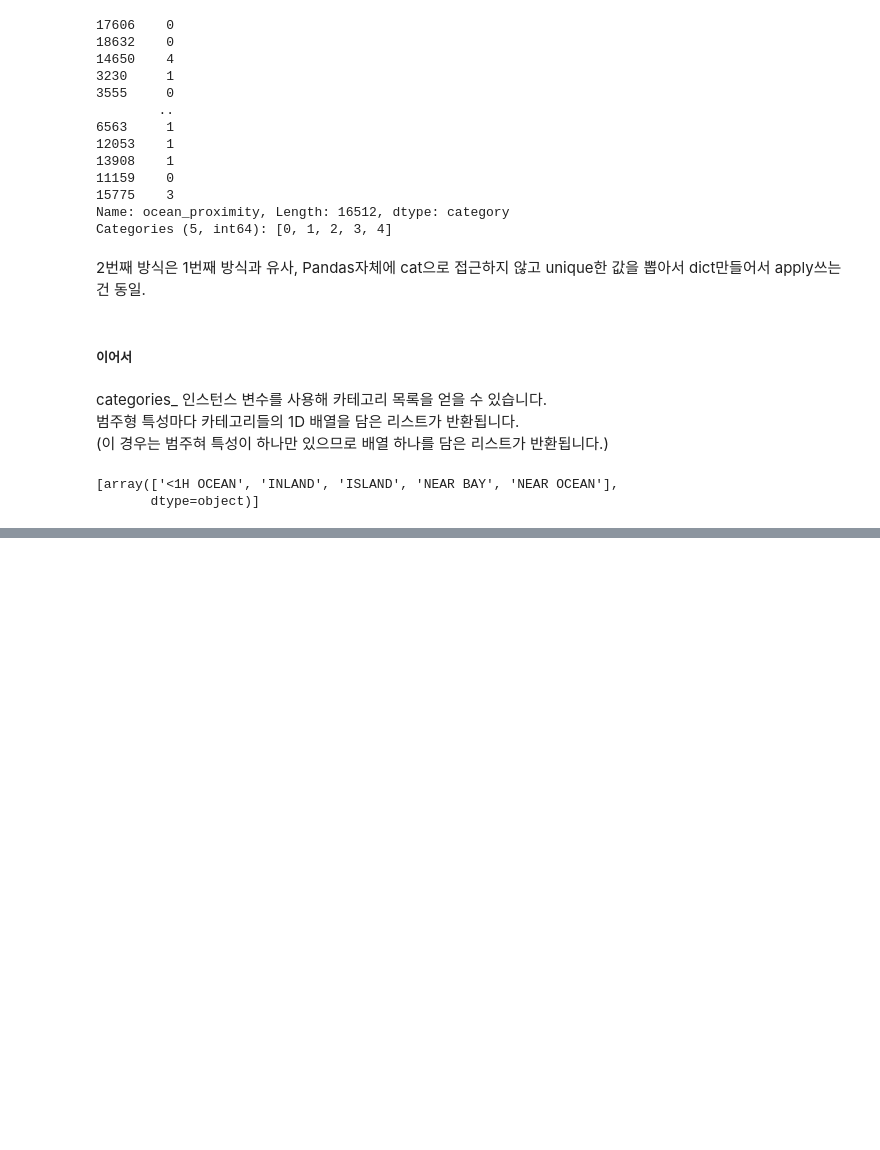
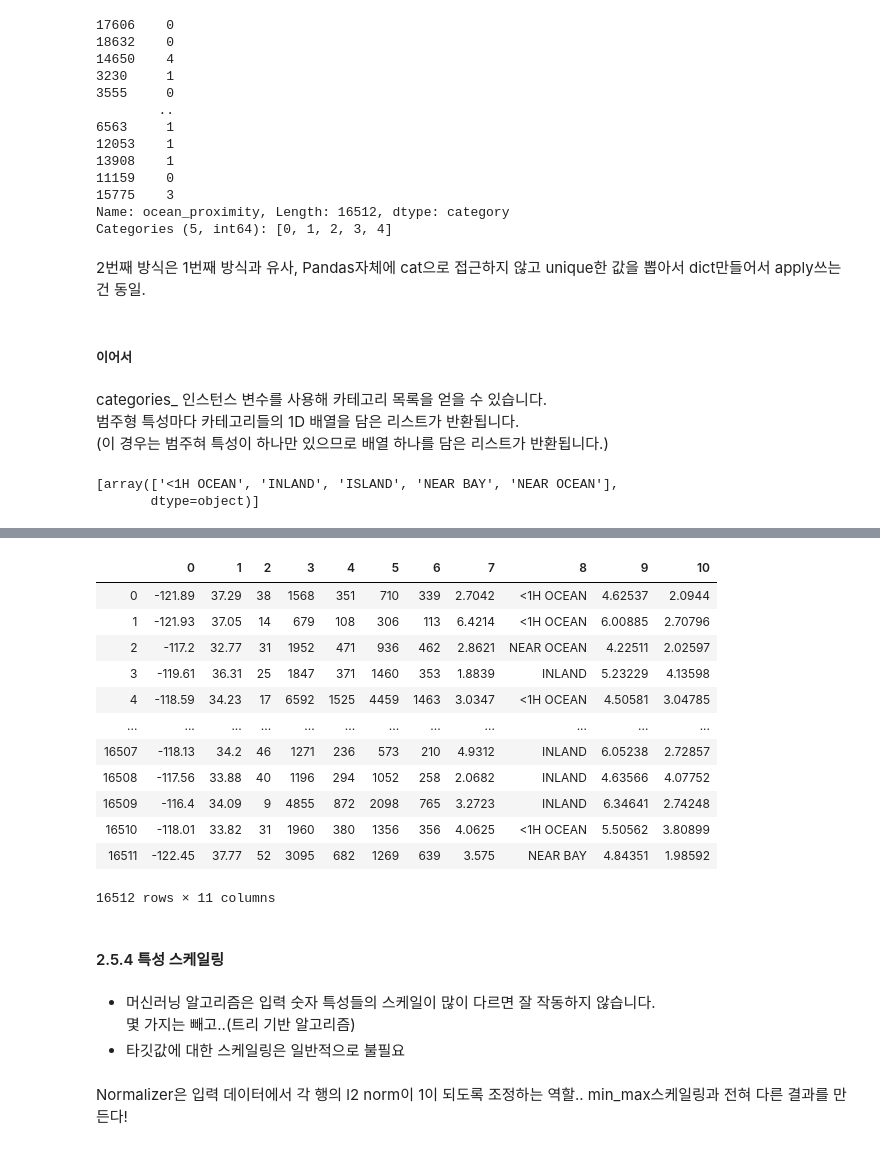
Before and after one commit to JaeDoo1034/Handson2-, a Jupyter notebook: Hands on Two. chapter2.ipynb, the cells around one changed output, grey strips where cells are left out. Saved outputs shown, nothing was run; the diff lists cells and outputs as text; code cells hidden in the pictures; blank space fills up the shorter version.

```diff
--- a/Hands on Two. chapter2.ipynb
+++ b/Hands on Two. chapter2.ipynb
@@ -665,0 +723,2 @@ ordinal_encoder.categories_
+# %%
+rooms_ix, bedrooms_ix, population_ix,households_ix = 3,4,5,6 # 열의 순서 숫자(파이썬이니까 0부터)
@@ -665,0 +742,3 @@ ordinal_encoder.categories_
+# %%
+attr_adder = CombineAttributesAdder(add_bedrooms_per_room = False)
+housing_extra_attribs = attr_adder.transform(housing.values)
@@ -665,0 +754,22 @@ ordinal_encoder.categories_
+# %%
+pd.DataFrame(housing_extra_attribs)
+# %% [output]
+|  | 0 | 1 | 2 | 3 | 4 | 5 | 6 | 7 | 8 | 9 | 10 |
+| 0 | -121.89 | 37.29 | 38 | 1568 | 351 | 710 | 339 | 2.7042 | <1H OCEAN | 4.62537 | 2.0944 |
+| 1 | -121.93 | 37.05 | 14 | 679 | 108 | 306 | 113 | 6.4214 | <1H OCEAN | 6.00885 | 2.70796 |
+| 2 | -117.2 | 32.77 | 31 | 1952 | 471 | 936 | 462 | 2.8621 | NEAR OCEAN | 4.22511 | 2.02597 |
+| 3 | -119.61 | 36.31 | 25 | 1847 | 371 | 1460 | 353 | 1.8839 | INLAND | 5.23229 | 4.13598 |
+| 4 | -118.59 | 34.23 | 17 | 6592 | 1525 | 4459 | 1463 | 3.0347 | <1H OCEAN | 4.50581 | 3.04785 |
+| ... | ... | ... | ... | ... | ... | ... | ... | ... | ... | ... | ... |
+| 16507 | -118.13 | 34.2 | 46 | 1271 | 236 | 573 | 210 | 4.9312 | INLAND | 6.05238 | 2.72857 |
+| 16508 | -117.56 | 33.88 | 40 | 1196 | 294 | 1052 | 258 | 2.0682 | INLAND | 4.63566 | 4.07752 |
+| 16509 | -116.4 | 34.09 | 9 | 4855 | 872 | 2098 | 765 | 3.2723 | INLAND | 6.34641 | 2.74248 |
+| 16510 | -118.01 | 33.82 | 31 | 1960 | 380 | 1356 | 356 | 4.0625 | <1H OCEAN | 5.50562 | 3.80899 |
+| 16511 | -122.45 | 37.77 | 52 | 3095 | 682 | 1269 | 639 | 3.575 | NEAR BAY | 4.84351 | 1.98592 |
+16512 rows × 11 columns
+# %% [markdown]
+#### 2.5.4 특성 스케일링
+# %% [markdown]
+- 머신러닝 알고리즘은 입력 숫자 특성들의 스케일이 많이 다르면 잘 작동하지 않습니다.<br>
+몇 가지는 빼고..(트리 기반 알고리즘)
+- 타깃값에 대한 스케일링은 일반적으로 불필요
@@ -665,0 +780,2 @@ ordinal_encoder.categories_
+# %% [markdown]
+Normalizer은 입력 데이터에서 각 행의 l2 norm이 1이 되도록 조정하는 역할.. min_max스케일링과 전혀 다른 결과를 만든다!
```
Also changed, not shown: parts of 43 cells of this notebook.
